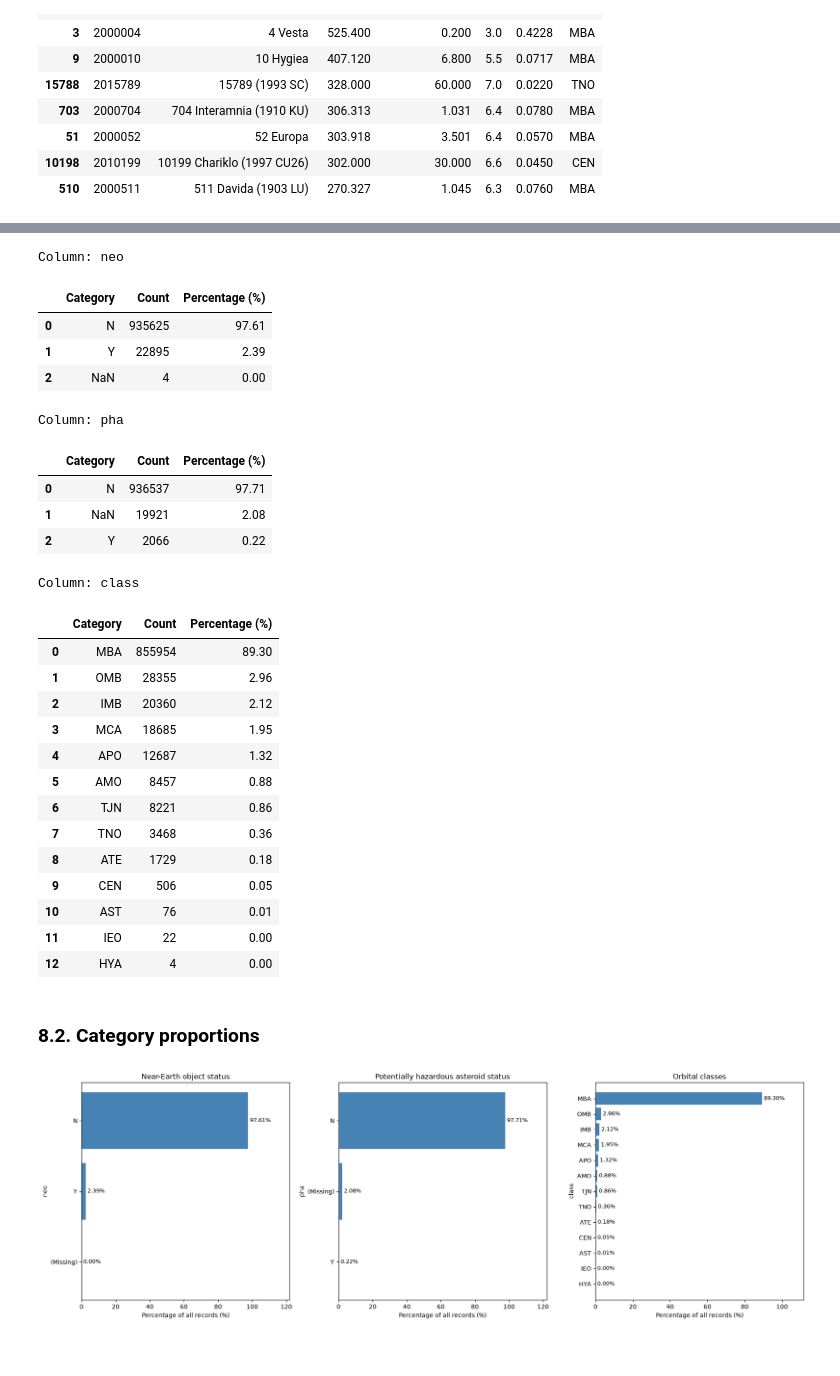
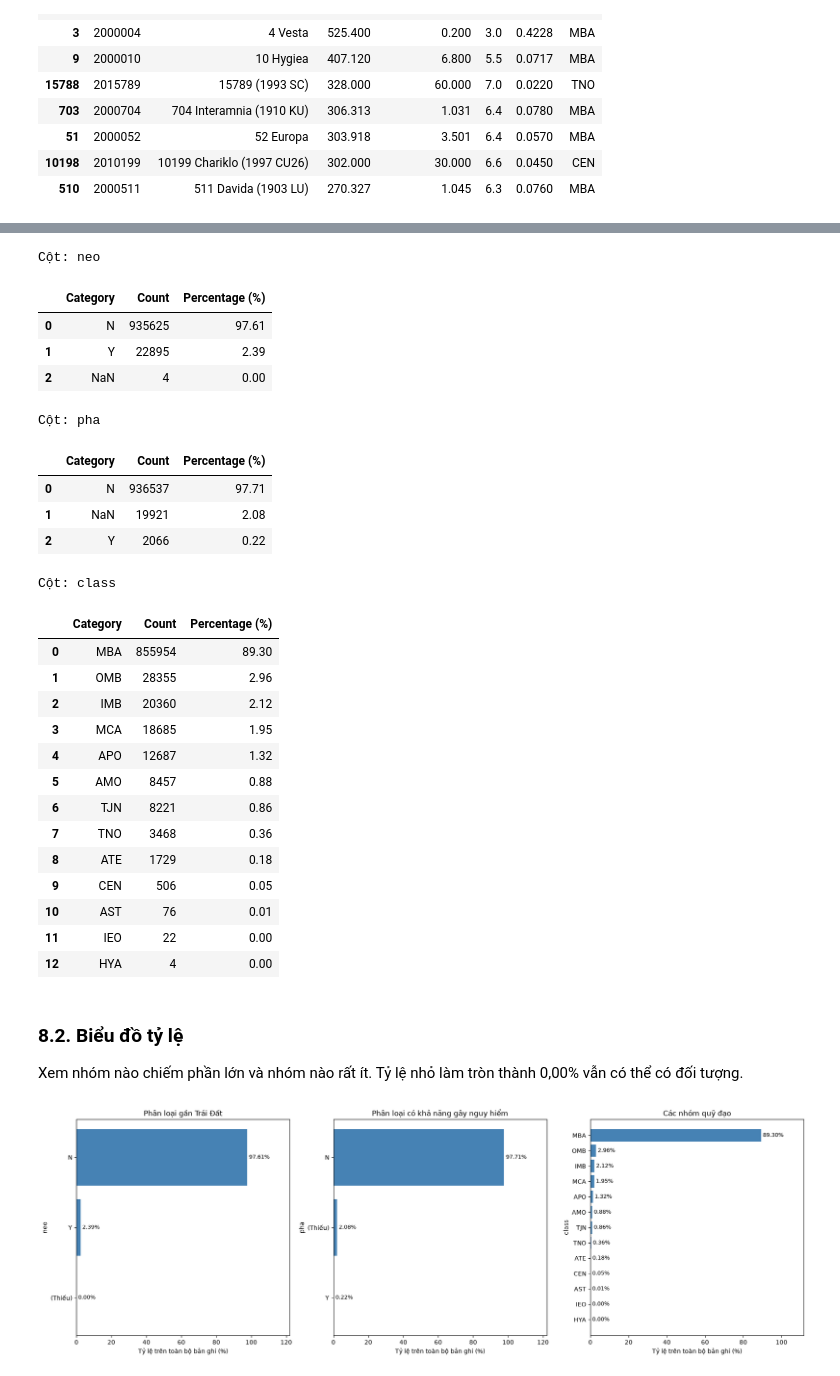
Before and after one commit to hohuunghiem/Programming-for-Data-Science, a Jupyter notebook: notebooks/01_collection_exploration.ipynb, the cells around one changed output, grey strips where cells are left out. Cells and saved outputs as stored; diff of their text form; code cells hidden in the pictures.

```diff
--- a/notebooks/01_collection_exploration.ipynb
+++ b/notebooks/01_collection_exploration.ipynb
@@ -433,7 +372,7 @@ display(summary.round(4))
 # %%
 finite_checks = pd.DataFrame({
     "Column": numeric_columns,
-    "Infinite values": [
+    "Giá trị vô hạn": [
         np.isinf(df[col]).sum()
         for col in numeric_columns
     ]
@@ -461,8 +400,8 @@ for col, (description, rule) in range_rules.items():
         range_results.append({
             "Column": col,
             "Check": description,
-            "Values checked": len(finite_values),
-            "Flagged values": int(flagged.sum())
+            "Số giá trị đã kiểm tra": len(finite_values),
+            "Số giá trị được đánh dấu": int(flagged.sum())
         })
 
 display(pd.DataFrame(range_results))
@@ -491,15 +432,15 @@ display(pd.DataFrame(range_results))
 # %%
 plot_labels = {
-    "H": "Absolute magnitude H (mag)",
-    "diameter": "Diameter (km)",
-    "albedo": "Geometric albedo (dimensionless)",
-    "e": "Eccentricity (dimensionless)",
-    "a": "Semi-major axis (au)",
-    "q": "Perihelion distance (au)",
-    "ad": "Aphelion distance (au)",
-    "i": "Inclination (degrees)",
-    "per_y": "Orbital period (years)",
-    "moid": "Earth MOID (au)"
+    "H": "Độ sáng tuyệt đối H (mag)",
+    "diameter": "Đường kính (km)",
+    "albedo": "Suất phản chiếu (không đơn vị)",
+    "e": "Độ lệch tâm (không đơn vị)",
+    "a": "Bán trục lớn (au)",
+    "q": "Khoảng cách cận nhật (au)",
+    "ad": "Khoảng cách viễn nhật (au)",
+    "i": "Độ nghiêng (độ)",
+    "per_y": "Chu kỳ (năm)",
+    "moid": "Khoảng cách giữa hai quỹ đạo (au)"
 }
 
 ncols = 2
@@ -524,12 +465,12 @@ for ax, col in zip(axes.flat, numeric_columns):
         values.median(),
         color="darkorange",
         linestyle="--",
-        label="Median"
+        label="Trung vị"
     )
 
-    ax.set_title(f"Distribution of {col}")
+    ax.set_title(f"Phân phối của {col}")
     ax.set_xlabel(plot_labels[col])
-    ax.set_ylabel("Number of objects")
+    ax.set_ylabel("Số đối tượng")
     ax.legend()
 
 for ax in list(axes.flat)[len(numeric_columns):]:
@@ -595,20 +534,20 @@ for col in categorical_columns:
 
     category_tables[col] = table
 
-    print(f"\nColumn: {col}")
+    print(f"\nCột: {col}")
     display(table.round({"Percentage (%)": 2}))
 # %% [output]
-Column: neo
+Cột: neo
 |  | Category | Count | Percentage (%) |
 | 0 | N | 935625 | 97.61 |
 | 1 | Y | 22895 | 2.39 |
 | 2 | NaN | 4 | 0.00 |
-Column: pha
+Cột: pha
 |  | Category | Count | Percentage (%) |
 | 0 | N | 936537 | 97.71 |
 | 1 | NaN | 19921 | 2.08 |
 | 2 | Y | 2066 | 0.22 |
-Column: class
+Cột: class
 |  | Category | Count | Percentage (%) |
 | 0 | MBA | 855954 | 89.30 |
 | 1 | OMB | 28355 | 2.96 |
@@ -623,45 +562,47 @@ Column: class
 | 10 | AST | 76 | 0.01 |
 | 11 | IEO | 22 | 0.00 |
 | 12 | HYA | 4 | 0.00 |
-# %% [markdown]
-### 8.2. Category proportions
+# %% [markdown]
+### 8.2. Biểu đồ tỷ lệ
+
+Xem nhóm nào chiếm phần lớn và nhóm nào rất ít. Tỷ lệ nhỏ làm tròn thành 0,00% vẫn có thể có đối tượng.
 # %%
 titles = {
-    "neo": "Near-Earth object status",
-    "pha": "Potentially hazardous asteroid status",
-    "class": "Orbital classes"
+    "neo": "Phân loại gần Trái Đất",
+    "pha": "Phân loại có khả năng gây nguy hiểm",
+    "class": "Các nhóm quỹ đạo"
 }
 
 fig, axes = plt.subplots(
     1, len(categorical_columns),
     figsize=(18, 6),
     squeeze=False
 )
 
 for ax, col in zip(axes.flat, categorical_columns):
     table = category_tables[col].sort_values(
         "Count", ascending=True
     )
 
     labels = (
         table["Category"]
         .astype("string")
-        .fillna("(Missing)")
+        .fillna("(Thiếu)")
     )
 
     bars = ax.barh(
         labels,
         table["Percentage (%)"],
         color="steelblue"
     )
 
     ax.bar_label(bars, fmt="%.2f%%", padding=3, fontsize=9)
     ax.set_title(titles[col])
-    ax.set_xlabel("Percentage of all records (%)")
+    ax.set_xlabel("Tỷ lệ trên toàn bộ bản ghi (%)")
     ax.set_ylabel(col)
     ax.margins(x=0.25)
 
 plt.tight_layout()
 plt.show()
 # %% [output]
-[figure, old version]
+[figure, new version]
```
Also changed, not shown: parts of 72 cells of this notebook, 2 other files.
